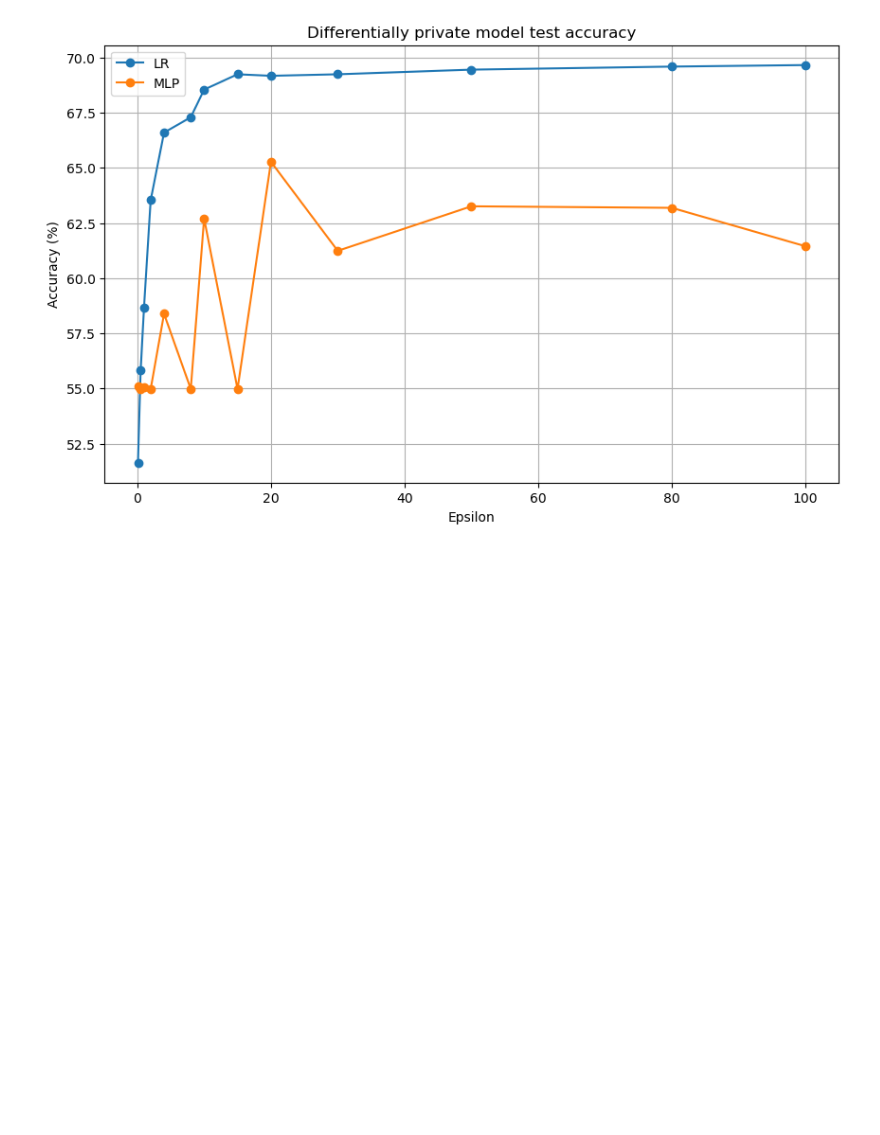
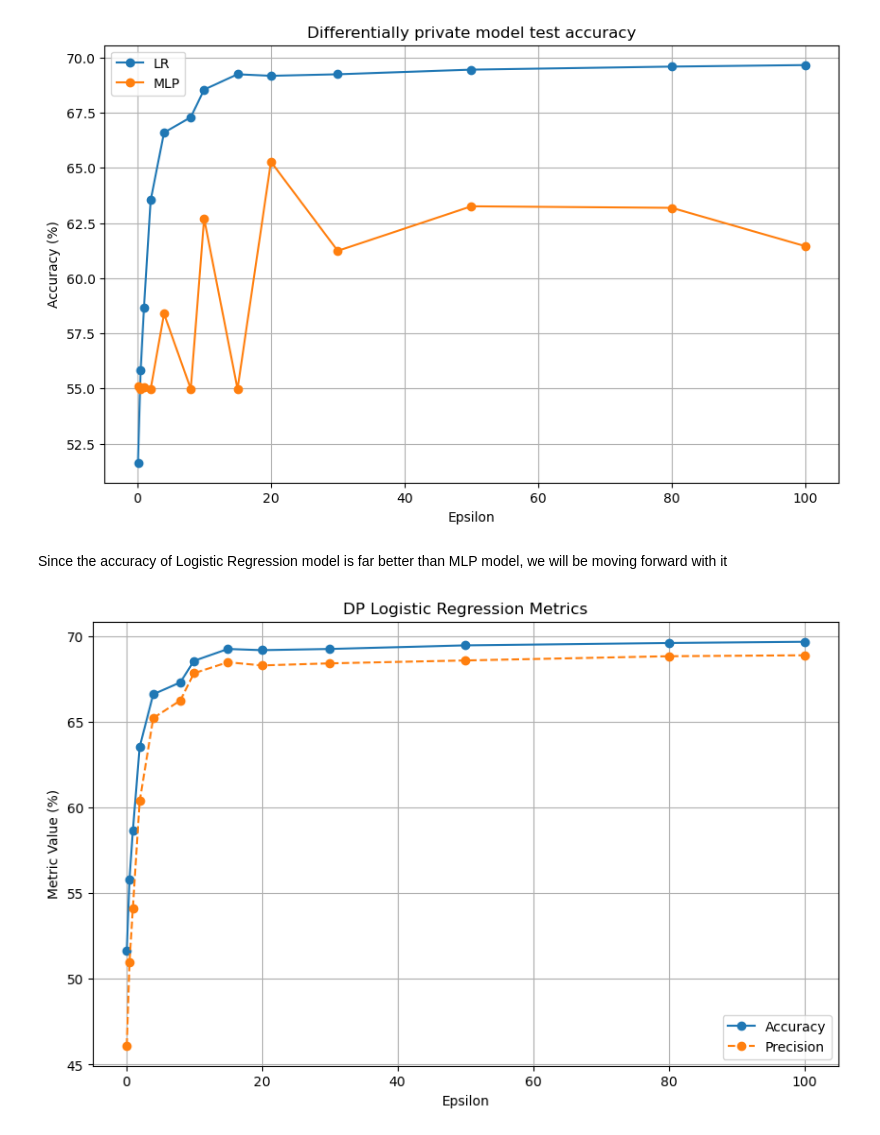
Before and after one commit to RU-Insane/compas-fairness-privacy-tradeoff-analysis, a Jupyter notebook: main/privacy/Differential_Privacy.ipynb, the cells around one changed output. Drawn from its saved outputs; the diff is of its cells as text; code cells hidden in the pictures; blank space fills up the shorter version.

Commit message:
Added plot for differentially private model

```diff
--- a/main/privacy/Differential_Privacy.ipynb
+++ b/main/privacy/Differential_Privacy.ipynb
@@ -384,3 +385,38 @@ Epoch [3/5], Loss: 0.6430144309997559
 Epoch [4/5], Loss: 0.6461170315742493
 Epoch [5/5], Loss: 0.7964167594909668
 [figure]
+# %% [markdown]
+Since the accuracy of Logistic Regression model is far better than MLP model, we will be moving forward with it
+# %%
+# Initialize lists to store results
+accuracy_scores_lr = []
+
+# Initialize lists to store precision results
+precision_scores_lr = []
+
+# Loop over epsilon values
+for epsilon in epsilons:
+    # Train and evaluate the LR model
+    dp_clf = dp.LogisticRegression(random_state=0, epsilon=epsilon)
+    dp_clf.fit(X_train_scaled, y_train)
+    y_pred_lr = dp_clf.predict(X_test_scaled)
+    precision_lr = precision_score(y_test, y_pred_lr)
+    precision_scores_lr.append(precision_lr * 100)
+    dp_lr = dp_clf.score(X_test_scaled, y_test)
+    accuracy_scores_lr.append(dp_lr * 100)
+
+# Plot accuracy and precision as a function of epsilon
+plt.figure(figsize=(10, 6))
+plt.plot(epsilons, accuracy_scores_lr, marker='o', label='Accuracy')
+plt.plot(epsilons, precision_scores_lr, marker='o', linestyle='--', label='Precision')
+plt.title('DP Logistic Regression Metrics')
+plt.xlabel('Epsilon')
+plt.ylabel('Metric Value (%)')
+plt.grid(True)
+plt.legend()
+
+# Save the plot
+plt.savefig('model_metrics.png')
+plt.show()
+# %% [output]
+[figure, added]
```
Also changed, not shown: parts of 5 cells of this notebook, 1 other file.
